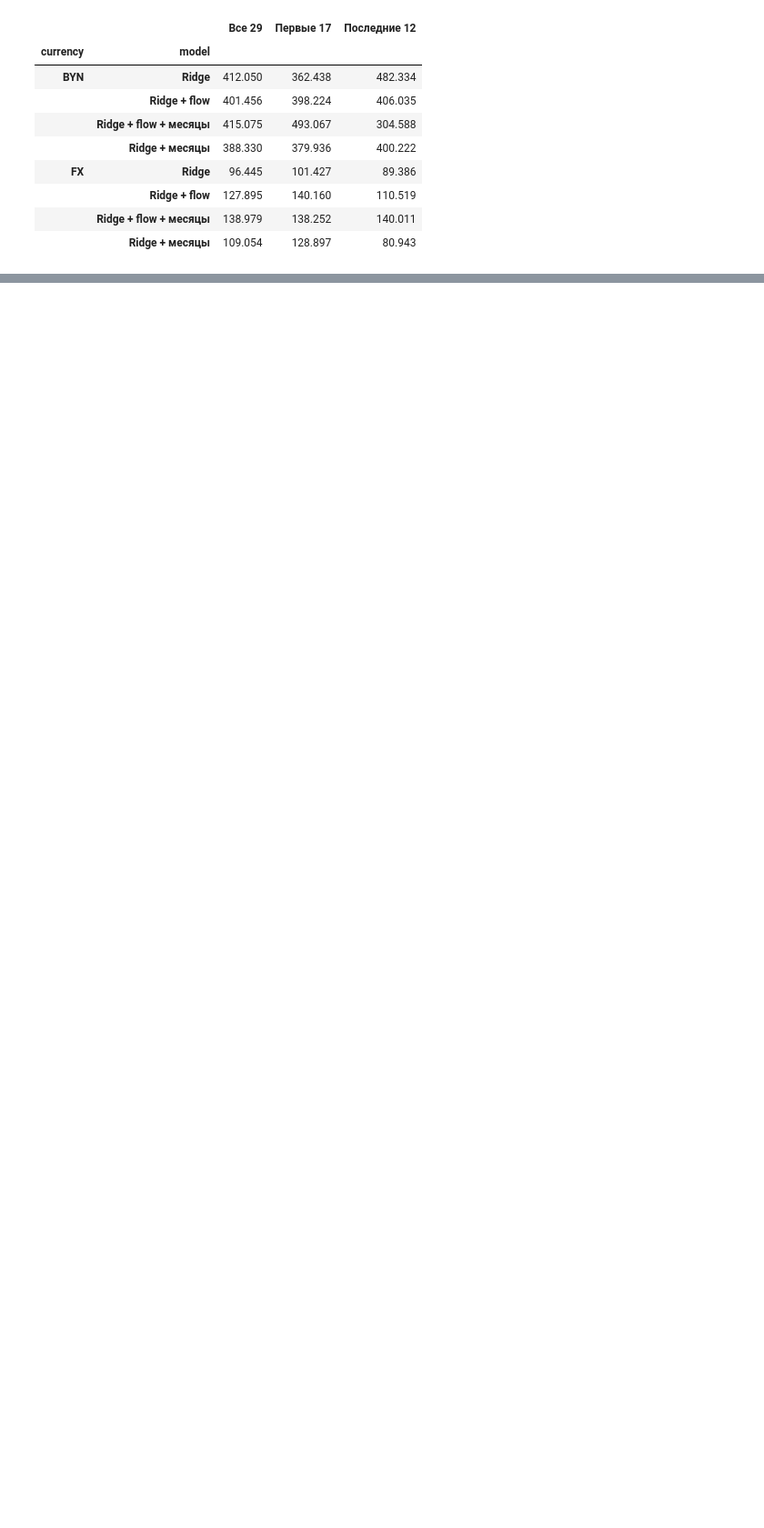
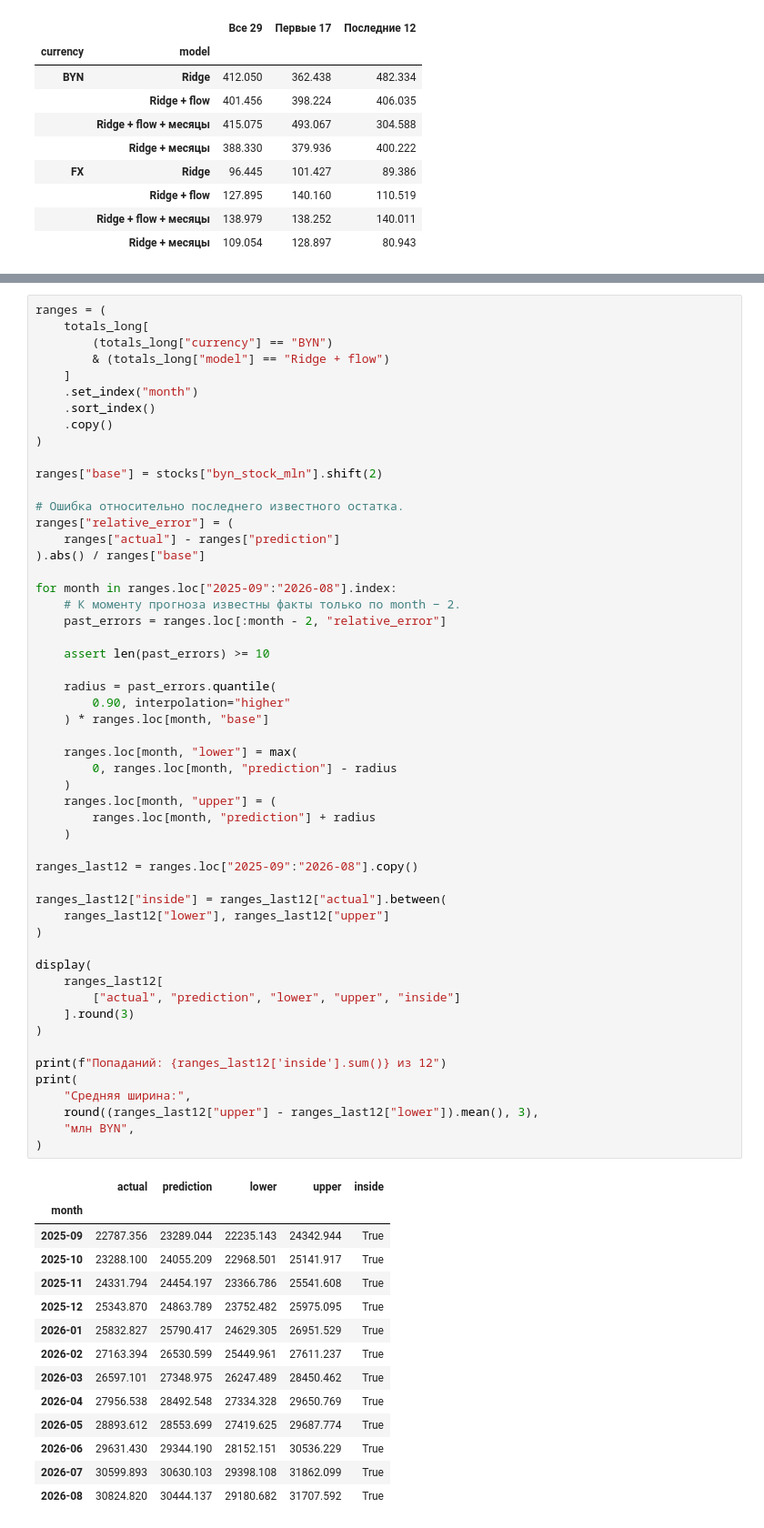
Before and after one commit to venskovalentin/belarus_dollarization_paper, a Jupyter notebook: notebooks/research_notebook.ipynb, the cells around one changed output, grey strips where cells are left out. Shown at 91% size. Drawn from its saved outputs; the diff is of its cells as text; blank space fills up the shorter version.

```diff
--- a/notebooks/research_notebook.ipynb
+++ b/notebooks/research_notebook.ipynb
@@ -1475,0 +1657,68 @@ display(season_comparison.round(3))
+# %%
+ranges = (
+    totals_long[
+        (totals_long["currency"] == "BYN")
+        & (totals_long["model"] == "Ridge + flow")
+    ]
+    .set_index("month")
+    .sort_index()
+    .copy()
+)
+
+ranges["base"] = stocks["byn_stock_mln"].shift(2)
+
+# Ошибка относительно последнего известного остатка.
+ranges["relative_error"] = (
+    ranges["actual"] - ranges["prediction"]
+).abs() / ranges["base"]
+
+for month in ranges.loc["2025-09":"2026-08"].index:
+    # К моменту прогноза известны факты только по month − 2.
+    past_errors = ranges.loc[:month - 2, "relative_error"]
+
+    assert len(past_errors) >= 10
+
+    radius = past_errors.quantile(
+        0.90, interpolation="higher"
+    ) * ranges.loc[month, "base"]
+
+    ranges.loc[month, "lower"] = max(
+        0, ranges.loc[month, "prediction"] - radius
+    )
+    ranges.loc[month, "upper"] = (
+        ranges.loc[month, "prediction"] + radius
+    )
+
+ranges_last12 = ranges.loc["2025-09":"2026-08"].copy()
+
+ranges_last12["inside"] = ranges_last12["actual"].between(
+    ranges_last12["lower"], ranges_last12["upper"]
+)
+
+display(
+    ranges_last12[
+        ["actual", "prediction", "lower", "upper", "inside"]
+    ].round(3)
+)
+
+print(f"Попаданий: {ranges_last12['inside'].sum()} из 12")
+print(
+    "Средняя ширина:",
+    round((ranges_last12["upper"] - ranges_last12["lower"]).mean(), 3),
+    "млн BYN",
+)
+# %% [output]
+|  | actual | prediction | lower | upper | inside |
+| month |  |  |  |  |  |
+| 2025-09 | 22787.356 | 23289.044 | 22235.143 | 24342.944 | True |
+| 2025-10 | 23288.100 | 24055.209 | 22968.501 | 25141.917 | True |
+| 2025-11 | 24331.794 | 24454.197 | 23366.786 | 25541.608 | True |
+| 2025-12 | 25343.870 | 24863.789 | 23752.482 | 25975.095 | True |
+| 2026-01 | 25832.827 | 25790.417 | 24629.305 | 26951.529 | True |
+| 2026-02 | 27163.394 | 26530.599 | 25449.961 | 27611.237 | True |
+| 2026-03 | 26597.101 | 27348.975 | 26247.489 | 28450.462 | True |
+| 2026-04 | 27956.538 | 28492.548 | 27334.328 | 29650.769 | True |
+| 2026-05 | 28893.612 | 28553.699 | 27419.625 | 29687.774 | True |
+| 2026-06 | 29631.430 | 29344.190 | 28152.151 | 30536.229 | True |
+| 2026-07 | 30599.893 | 30630.103 | 29398.108 | 31862.099 | True |
+| 2026-08 | 30824.820 | 30444.137 | 29180.682 | 31707.592 | True |
```
Also changed, not shown: parts of 13 cells of this notebook.
